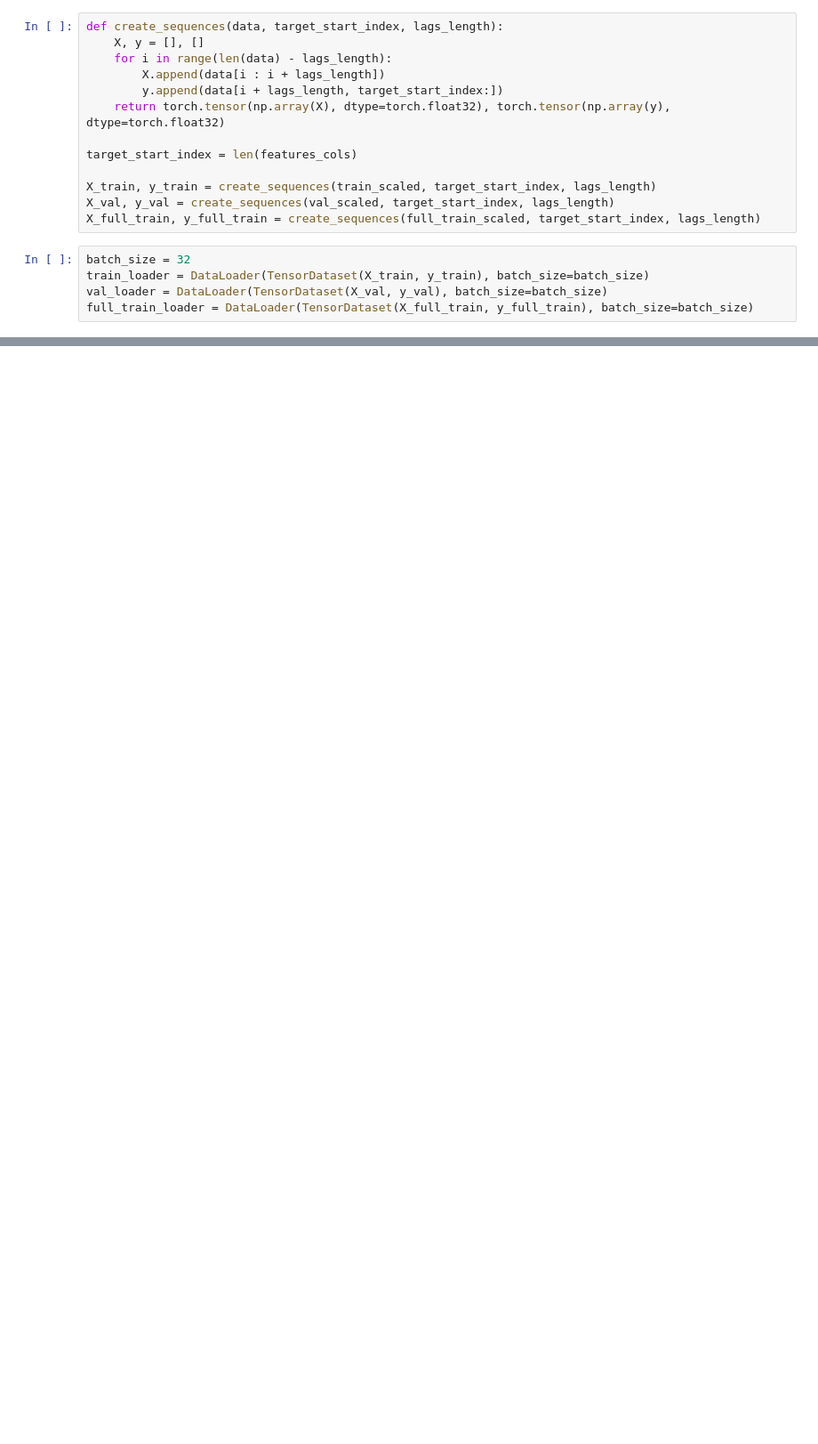
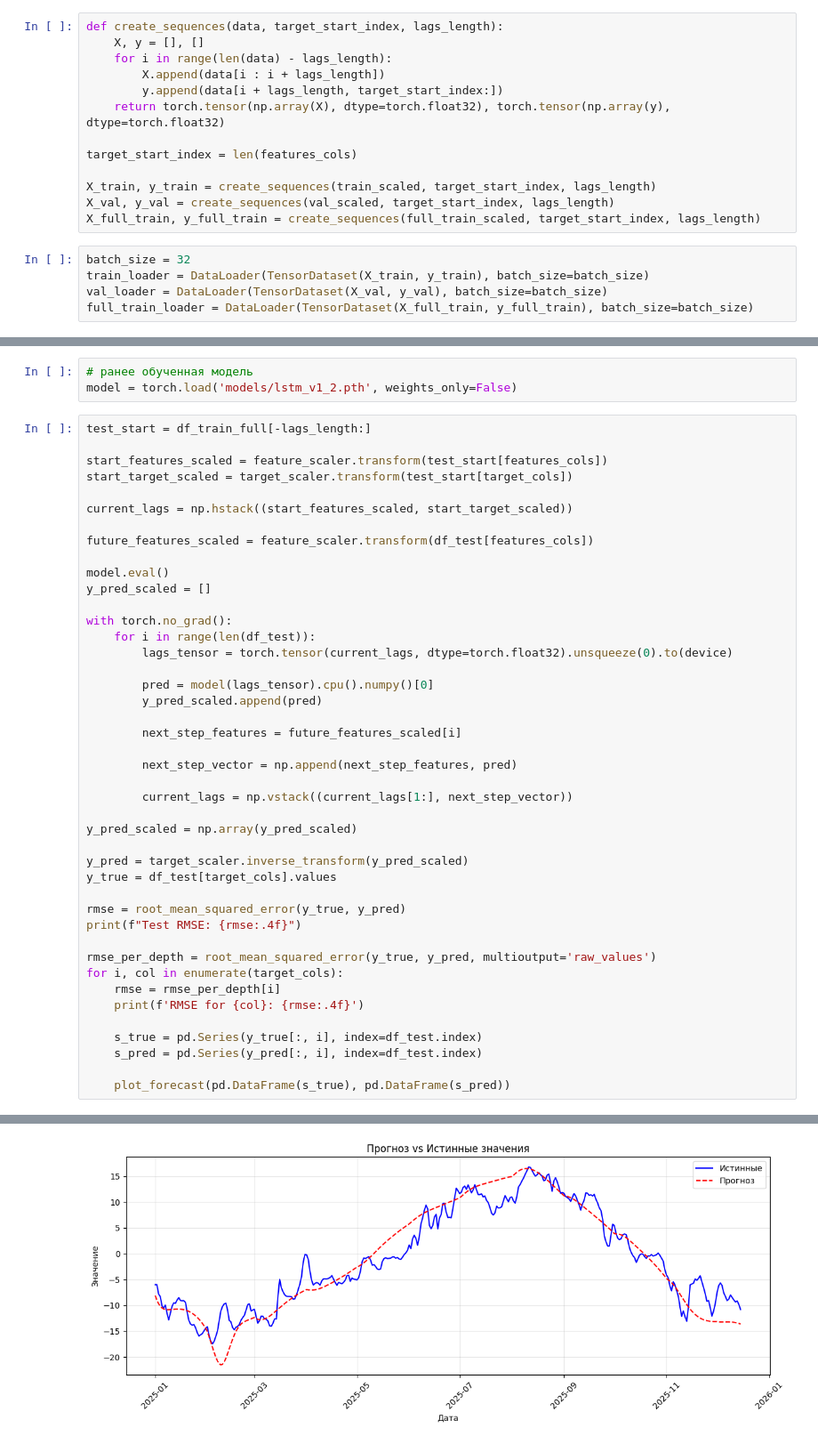
Before and after one commit to mefodyvaulin/ml-salekhard, a Jupyter notebook: lstm/lstm_v1.ipynb, the cells around one changed output, grey strips where cells are left out. Shown at 89% size. Saved outputs shown, nothing was run; the diff lists cells and outputs as text; blank space fills up the shorter version.

```diff
--- a/lstm/lstm_v1.ipynb
+++ b/lstm/lstm_v1.ipynb
@@ -242 +245,48 @@ RMSE for 48-1 (5): 0.4221
 ... (12 outputs left out)
+# %%
+# ранее обученная модель
+model = torch.load('models/lstm_v1_2.pth', weights_only=False)
+# %%
+test_start = df_train_full[-lags_length:]
+
+start_features_scaled = feature_scaler.transform(test_start[features_cols])
+start_target_scaled = target_scaler.transform(test_start[target_cols])
+
+current_lags = np.hstack((start_features_scaled, start_target_scaled))
+
+future_features_scaled = feature_scaler.transform(df_test[features_cols])
+
+model.eval()
+y_pred_scaled = []
+
+with torch.no_grad():
+    for i in range(len(df_test)):
+        lags_tensor = torch.tensor(current_lags, dtype=torch.float32).unsqueeze(0).to(device)
+
+        pred = model(lags_tensor).cpu().numpy()[0]
+        y_pred_scaled.append(pred)
+
+        next_step_features = future_features_scaled[i]
+
+        next_step_vector = np.append(next_step_features, pred)
+
+        current_lags = np.vstack((current_lags[1:], next_step_vector))
+
+y_pred_scaled = np.array(y_pred_scaled)
+
+y_pred = target_scaler.inverse_transform(y_pred_scaled)
+y_true = df_test[target_cols].values
+
+rmse = root_mean_squared_error(y_true, y_pred)
+print(f"Test RMSE: {rmse:.4f}")
+
+rmse_per_depth = root_mean_squared_error(y_true, y_pred, multioutput='raw_values')
+for i, col in enumerate(target_cols):
+    rmse = rmse_per_depth[i]
+    print(f'RMSE for {col}: {rmse:.4f}')
+
+    s_true = pd.Series(y_true[:, i], index=df_test.index)
+    s_pred = pd.Series(y_pred[:, i], index=df_test.index)
+
+    plot_forecast(pd.DataFrame(s_true), pd.DataFrame(s_pred))
+# %% [output]
@@ -242,0 +295 @@ RMSE for 48-1 (5): 0.4221
+[figure, added]
```
Also changed, not shown: parts of 6 cells of this notebook, 2 other files.
